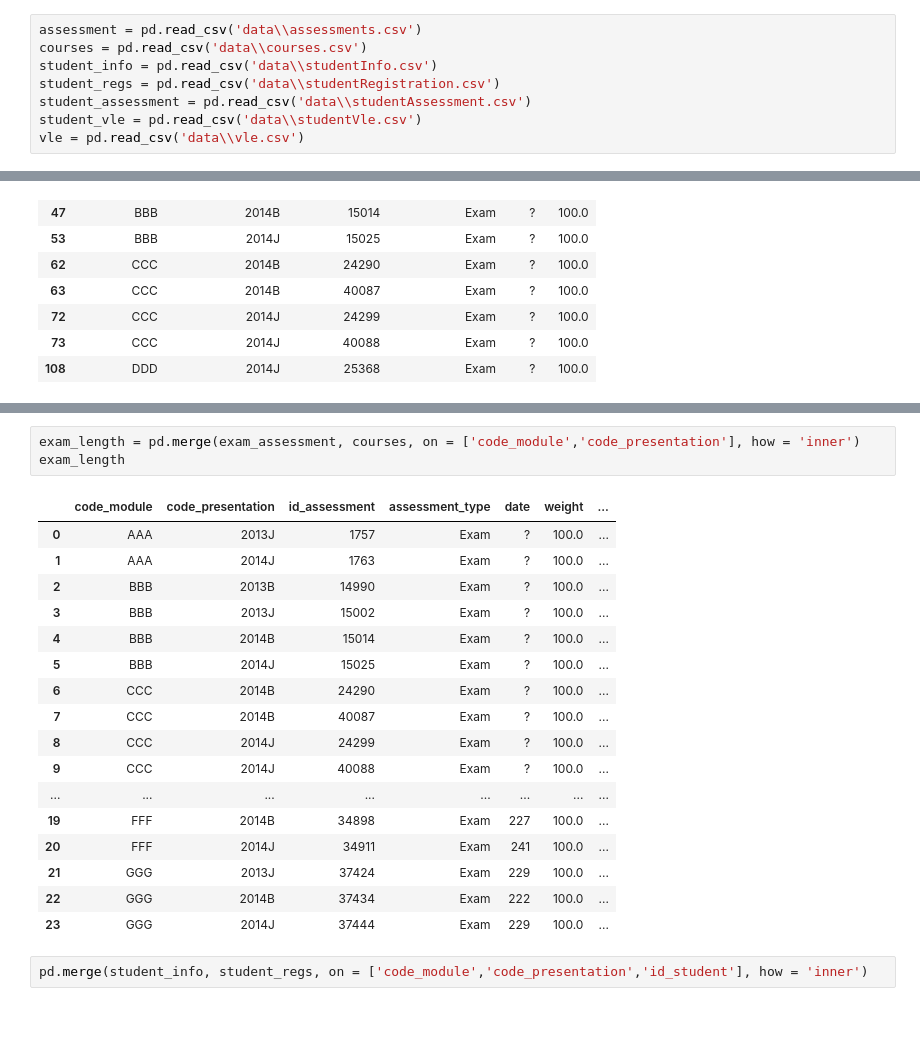
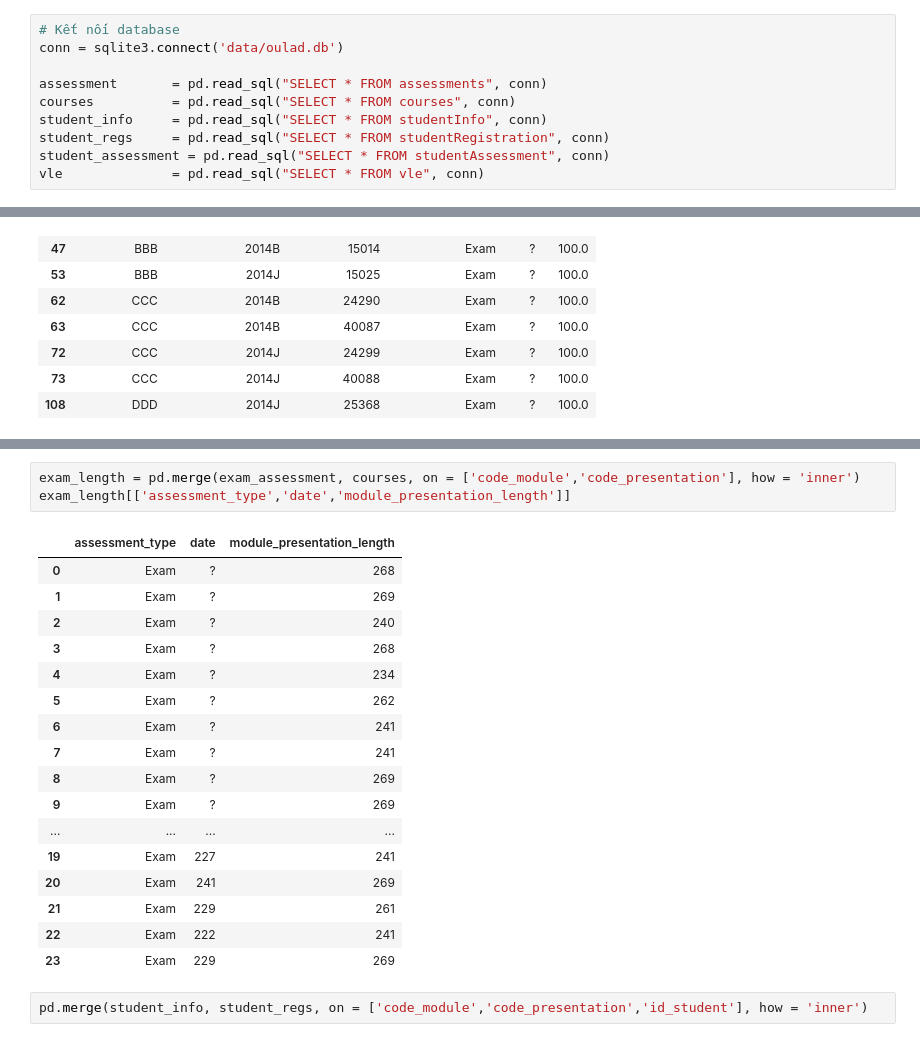
Before and after one commit to thiennguyen37-qn/early-academic-risk-warning, a Jupyter notebook: demo.ipynb, the cells around one changed output, grey strips where cells are left out. Drawn from its saved outputs; the diff is of its cells as text.

Commit message:
Setup Database

```diff
--- a/demo.ipynb
+++ b/demo.ipynb
@@ -6,11 +9,13 @@ import seaborn as sns
 import warnings
 warnings.filterwarnings('ignore')
 # %%
-assessment = pd.read_csv('data\\assessments.csv')
-courses = pd.read_csv('data\\courses.csv')
-student_info = pd.read_csv('data\\studentInfo.csv')
-student_regs = pd.read_csv('data\\studentRegistration.csv')
-student_assessment = pd.read_csv('data\\studentAssessment.csv')
-student_vle = pd.read_csv('data\\studentVle.csv')
-vle = pd.read_csv('data\\vle.csv')
+# Kết nối database
+conn = sqlite3.connect('data/oulad.db')
+
+assessment       = pd.read_sql("SELECT * FROM assessments", conn)
+courses          = pd.read_sql("SELECT * FROM courses", conn)
+student_info     = pd.read_sql("SELECT * FROM studentInfo", conn)
+student_regs     = pd.read_sql("SELECT * FROM studentRegistration", conn)
+student_assessment = pd.read_sql("SELECT * FROM studentAssessment", conn)
+vle              = pd.read_sql("SELECT * FROM vle", conn)
 # %% [markdown]
@@ -190,24 +181,24 @@ exam_assessment
 # %%
 exam_length = pd.merge(exam_assessment, courses, on = ['code_module','code_presentation'], how = 'inner')
-exam_length
+exam_length[['assessment_type','date','module_presentation_length']]
 # %% [output]
-|  | code_module | code_presentation | id_assessment | assessment_type | date | weight | ... |
-| 0 | AAA | 2013J | 1757 | Exam | ? | 100.0 | ... |
-| 1 | AAA | 2014J | 1763 | Exam | ? | 100.0 | ... |
-| 2 | BBB | 2013B | 14990 | Exam | ? | 100.0 | ... |
-| 3 | BBB | 2013J | 15002 | Exam | ? | 100.0 | ... |
-| 4 | BBB | 2014B | 15014 | Exam | ? | 100.0 | ... |
-| 5 | BBB | 2014J | 15025 | Exam | ? | 100.0 | ... |
-| 6 | CCC | 2014B | 24290 | Exam | ? | 100.0 | ... |
-| 7 | CCC | 2014B | 40087 | Exam | ? | 100.0 | ... |
-| 8 | CCC | 2014J | 24299 | Exam | ? | 100.0 | ... |
-| 9 | CCC | 2014J | 40088 | Exam | ? | 100.0 | ... |
-| ... | ... | ... | ... | ... | ... | ... | ... |
-| 19 | FFF | 2014B | 34898 | Exam | 227 | 100.0 | ... |
-| 20 | FFF | 2014J | 34911 | Exam | 241 | 100.0 | ... |
-| 21 | GGG | 2013J | 37424 | Exam | 229 | 100.0 | ... |
-| 22 | GGG | 2014B | 37434 | Exam | 222 | 100.0 | ... |
-| 23 | GGG | 2014J | 37444 | Exam | 229 | 100.0 | ... |
+|  | assessment_type | date | module_presentation_length |
+| 0 | Exam | ? | 268 |
+| 1 | Exam | ? | 269 |
+| 2 | Exam | ? | 240 |
+| 3 | Exam | ? | 268 |
+| 4 | Exam | ? | 234 |
+| 5 | Exam | ? | 262 |
+| 6 | Exam | ? | 241 |
+| 7 | Exam | ? | 241 |
+| 8 | Exam | ? | 269 |
+| 9 | Exam | ? | 269 |
+| ... | ... | ... | ... |
+| 19 | Exam | 227 | 241 |
+| 20 | Exam | 241 | 269 |
+| 21 | Exam | 229 | 261 |
+| 22 | Exam | 222 | 241 |
+| 23 | Exam | 229 | 269 |
 # %%
 pd.merge(student_info, student_regs, on = ['code_module','code_presentation','id_student'], how = 'inner')
 # %% [output]
```
Also changed, not shown: parts of 12 cells of this notebook, 2 other files.
